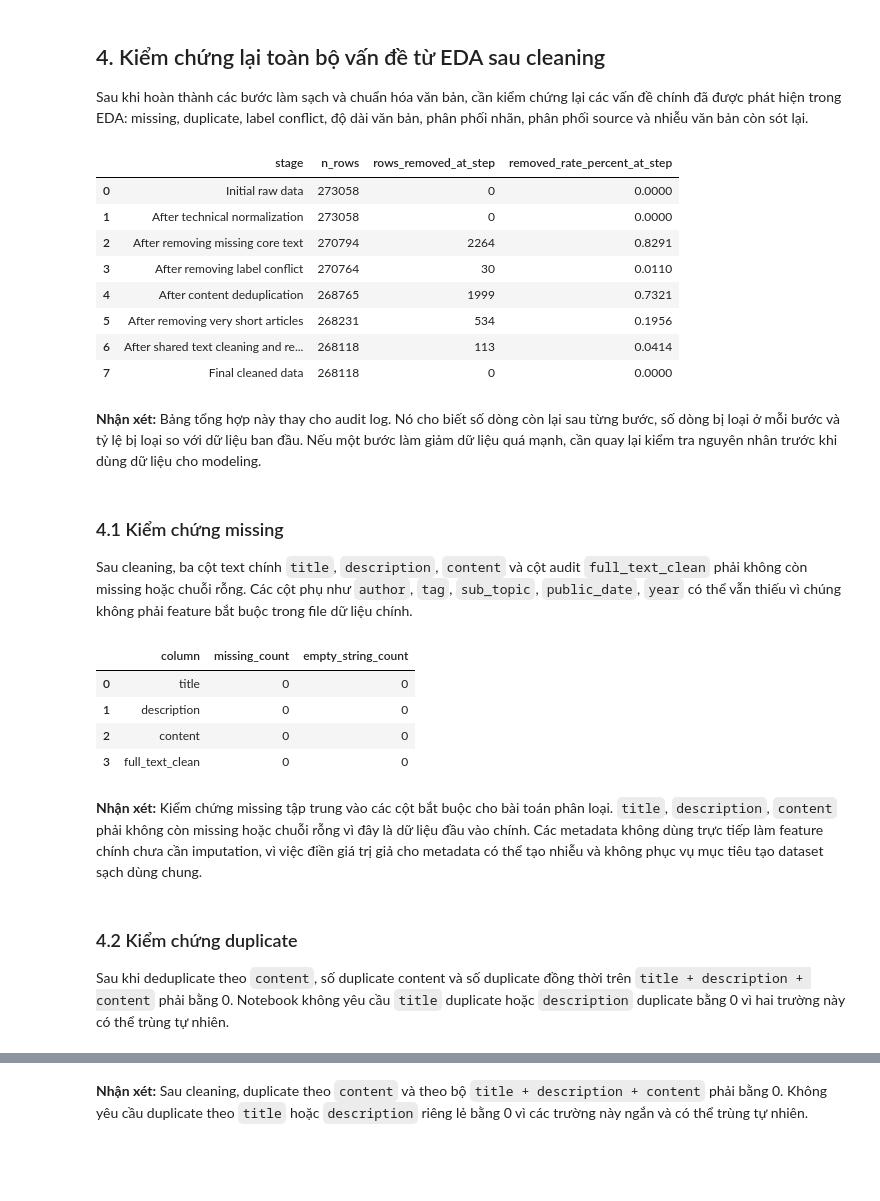
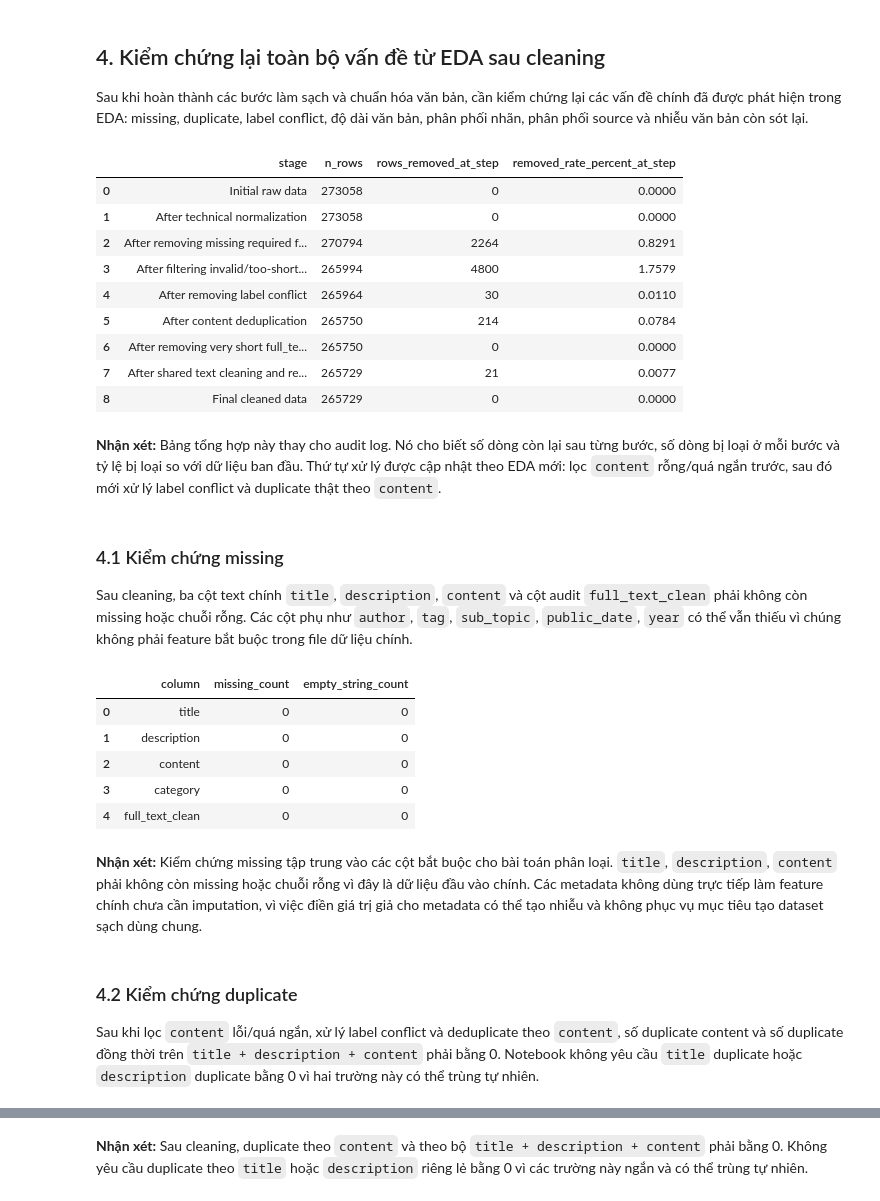
Before and after one commit to Vlus06/VietOnlineNews-Vietnamese-Online-News-Dataset-, a Jupyter notebook: notebook/02_data_cleaning_and_imputation.ipynb, the cells around one changed output, grey strips where cells are left out. Saved outputs shown, nothing was run; the diff lists cells and outputs as text; code cells hidden in the pictures; blank space fills up the shorter version.

```diff
--- a/notebook/02_data_cleaning_and_imputation.ipynb
+++ b/notebook/02_data_cleaning_and_imputation.ipynb
@@ -33,9 +34,9 @@ pd.set_option('display.max_colwidth', 200)
 pd.set_option('display.float_format', lambda x: f'{x:,.4f}')
 
 DATA_PATHS = {
-    'Tuổi Trẻ': '../data/rawdata/merged_data_tuoitre.csv',
-    'Thanh Niên': '../data/rawdata/merged_data_thanhnien.csv',
-    'VietnamNet': '../data/rawdata/merged_data_vietnamnet.csv'
+    'Tuổi Trẻ': '/kaggle/input/datasets/vlus06/data-ds108/rawdata/merged_data_tuoitre.csv',
+    'Thanh Niên': '/kaggle/input/datasets/vlus06/data-ds108/rawdata/merged_data_thanhnien.csv',
+    'VietnamNet': '/kaggle/input/datasets/vlus06/data-ds108/rawdata/merged_data_vietnamnet.csv'
 }
 
 dataframes = []
@@ -477,6 +691,9 @@ Tuy nhiên, quá trình kiểm tra thủ công cũng cho thấy một số bài
 Không drop title ngắn hoặc description ngắn riêng lẻ, vì bản chất của tiêu đề và mô tả là ngắn. Không drop content dài nếu bài vẫn hợp lệ.
 # %%
+
 rows_before_length_filter = len(df_clean)
+
+MIN_FULL_TEXT_WORDS = 50
 
 df_clean['full_text'] = (
     df_clean['title'].astype(str)
@@ -494,6 +711,14 @@ df_clean['full_text_wc'] = (
     .str.len()
 )
 
+df_clean['content_wc'] = (
+    df_clean['content']
+    .fillna('')
+    .astype(str)
+    .str.split()
+    .str.len()
+)
+
 print('Thống kê full_text_wc trước xử lý độ dài:')
 display(
     df_clean['full_text_wc']
@@ -501,7 +726,7 @@ display(
     .to_frame('full_text_wc')
 )
 
-short_article_mask = df_clean['full_text_wc'] <= 49
+short_article_mask = df_clean['full_text_wc'] < MIN_FULL_TEXT_WORDS
 short_articles_removed = int(short_article_mask.sum())
 
 df_clean = df_clean.loc[~short_article_mask].copy()
@@ -512,7 +737,7 @@ long_articles_kept = int((df_clean['full_text_wc'] >= 1945).sum())
 length_filter_summary = pd.DataFrame({
     'metric': [
         'Rows before length filtering',
-        'Rows removed because full_text_wc <= 49',
+        f'Rows removed because full_text_wc < {MIN_FULL_TEXT_WORDS}',
         'Rows after length filtering',
         'Long articles kept because full_text_wc >= 1945'
     ],
@@ -534,9 +759,9 @@ if long_articles_kept > 0:
         ].head(10)
     )
 
-remaining_short_articles = int((df_clean['full_text_wc'] <= 49).sum())
+remaining_short_articles = int((df_clean['full_text_wc'] < MIN_FULL_TEXT_WORDS).sum())
 
-print(f'Số bài full_text_wc <= 49 sau xử lý: {remaining_short_articles:,}')
+print(f'Số bài full_text_wc < {MIN_FULL_TEXT_WORDS} sau xử lý: {remaining_short_articles:,}')
 print('Thống kê full_text_wc sau xử lý độ dài:')
 display(
     df_clean['full_text_wc']
@@ -972,10 +1240,11 @@ pipeline_summary = pd.DataFrame({
     'stage': [
         'Initial raw data',
         'After technical normalization',
-        'After removing missing core text',
+        'After removing missing required fields',
+        'After filtering invalid/too-short content',
         'After removing label conflict',
         'After content deduplication',
-        'After removing very short articles',
+        'After removing very short full_text articles',
         'After shared text cleaning and re-validation',
         'Final cleaned data'
     ],
@@ -983,47 +1252,53 @@ pipeline_summary = pd.DataFrame({
         rows_initial,
         rows_after_technical_normalization,
         rows_after_missing,
+        rows_after_content_quality_filter,
         rows_after_label_conflict,
         rows_after_content_dedup,
         rows_after_length_filter,
         rows_after_final_text_cleaning,
         len(df_clean)
     ],
     'rows_removed_at_step': [
         0,
         rows_initial - rows_after_technical_normalization,
         missing_core_removed,
+        content_quality_removed,
         label_conflict_removed,
         duplicate_content_removed,
         short_articles_removed,
         final_text_cleaning_removed,
         0
     ]
 })
 
 pipeline_summary['removed_rate_percent_at_step'] = (
     pipeline_summary['rows_removed_at_step'] / rows_initial * 100
 ).round(4)
 
 pipeline_summary
 # %% [output]
 |  | stage | n_rows | rows_removed_at_step | removed_rate_percent_at_step |
 | 0 | Initial raw data | 273058 | 0 | 0.0000 |
 | 1 | After technical normalization | 273058 | 0 | 0.0000 |
-| 2 | After removing missing core text | 270794 | 2264 | 0.8291 |
-| 3 | After removing label conflict | 270764 | 30 | 0.0110 |
-| 4 | After content deduplication | 268765 | 1999 | 0.7321 |
-| 5 | After removing very short articles | 268231 | 534 | 0.1956 |
-| 6 | After shared text cleaning and re... | 268118 | 113 | 0.0414 |
-| 7 | Final cleaned data | 268118 | 0 | 0.0000 |
+| 2 | After removing missing required f... | 270794 | 2264 | 0.8291 |
+| 3 | After filtering invalid/too-short... | 265994 | 4800 | 1.7579 |
+| 4 | After removing label conflict | 265964 | 30 | 0.0110 |
+| 5 | After content deduplication | 265750 | 214 | 0.0784 |
+| 6 | After removing very short full_te... | 265750 | 0 | 0.0000 |
+| 7 | After shared text cleaning and re... | 265729 | 21 | 0.0077 |
+| 8 | Final cleaned data | 265729 | 0 | 0.0000 |
 # %% [markdown]
-**Nhận xét:** Bảng tổng hợp này thay cho audit log. Nó cho biết số dòng còn lại sau từng bước, số dòng bị loại ở mỗi bước và tỷ lệ bị loại so với dữ liệu ban đầu. Nếu một bước làm giảm dữ liệu quá mạnh, cần quay lại kiểm tra nguyên nhân trước khi dùng dữ liệu cho modeling.
+**Nhận xét:** Bảng tổng hợp này thay cho audit log. Nó cho biết số dòng còn lại sau từng bước, số dòng bị loại ở mỗi bước và tỷ lệ bị loại so với dữ liệu ban đầu. Thứ tự xử lý được cập nhật theo EDA mới: lọc `content` rỗng/quá ngắn trước, sau đó mới xử lý label conflict và duplicate thật theo `content`.
 # %% [markdown]
 ### 4.1 Kiểm chứng missing
 
 Sau cleaning, ba cột text chính `title`, `description`, `content` và cột audit `full_text_clean` phải không còn missing hoặc chuỗi rỗng. Các cột phụ như `author`, `tag`, `sub_topic`, `public_date`, `year` có thể vẫn thiếu vì chúng không phải feature bắt buộc trong file dữ liệu chính.
 # %%
-missing_validation_cols = [col for col in ['title', 'description', 'content', 'full_text_clean'] if col in df_clean.columns]
+missing_validation_cols = [
+    col for col in ['title', 'description', 'content', 'category', 'full_text_clean']
+    if col in df_clean.columns
+]
 
 missing_validation = pd.DataFrame({
     'column': missing_validation_cols,
@@ -1037,13 +1312,14 @@ missing_validation
 | 0 | title | 0 | 0 |
 | 1 | description | 0 | 0 |
 | 2 | content | 0 | 0 |
-| 3 | full_text_clean | 0 | 0 |
+| 3 | category | 0 | 0 |
+| 4 | full_text_clean | 0 | 0 |
 # %% [markdown]
 **Nhận xét:** Kiểm chứng missing tập trung vào các cột bắt buộc cho bài toán phân loại. `title`, `description`, `content` phải không còn missing hoặc chuỗi rỗng vì đây là dữ liệu đầu vào chính. Các metadata không dùng trực tiếp làm feature chính chưa cần imputation, vì việc điền giá trị giả cho metadata có thể tạo nhiễu và không phục vụ mục tiêu tạo dataset sạch dùng chung.
 # %% [markdown]
 ### 4.2 Kiểm chứng duplicate
 
-Sau khi deduplicate theo `content`, số duplicate content và số duplicate đồng thời trên `title + description + content` phải bằng 0. Notebook không yêu cầu `title` duplicate hoặc `description` duplicate bằng 0 vì hai trường này có thể trùng tự nhiên.
+Sau khi lọc `content` lỗi/quá ngắn, xử lý label conflict và deduplicate theo `content`, số duplicate content và số duplicate đồng thời trên `title + description + content` phải bằng 0. Notebook không yêu cầu `title` duplicate hoặc `description` duplicate bằng 0 vì hai trường này có thể trùng tự nhiên.
 # %%
 duplicate_validation = pd.DataFrame({
     'check': [
```
Also changed, not shown: parts of 37 cells of this notebook, 18 other files.
